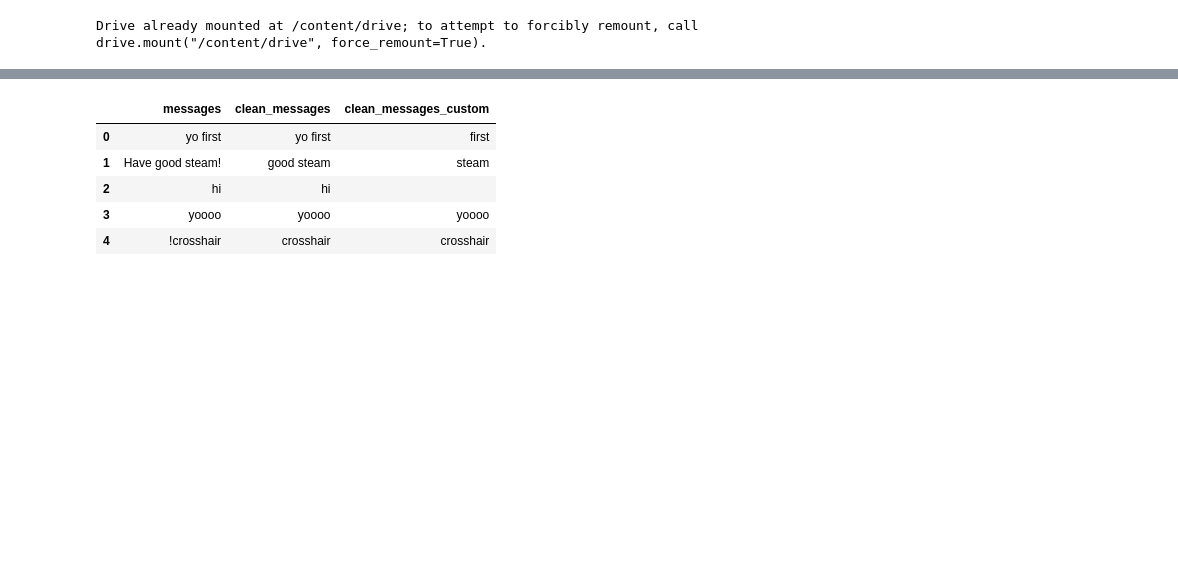
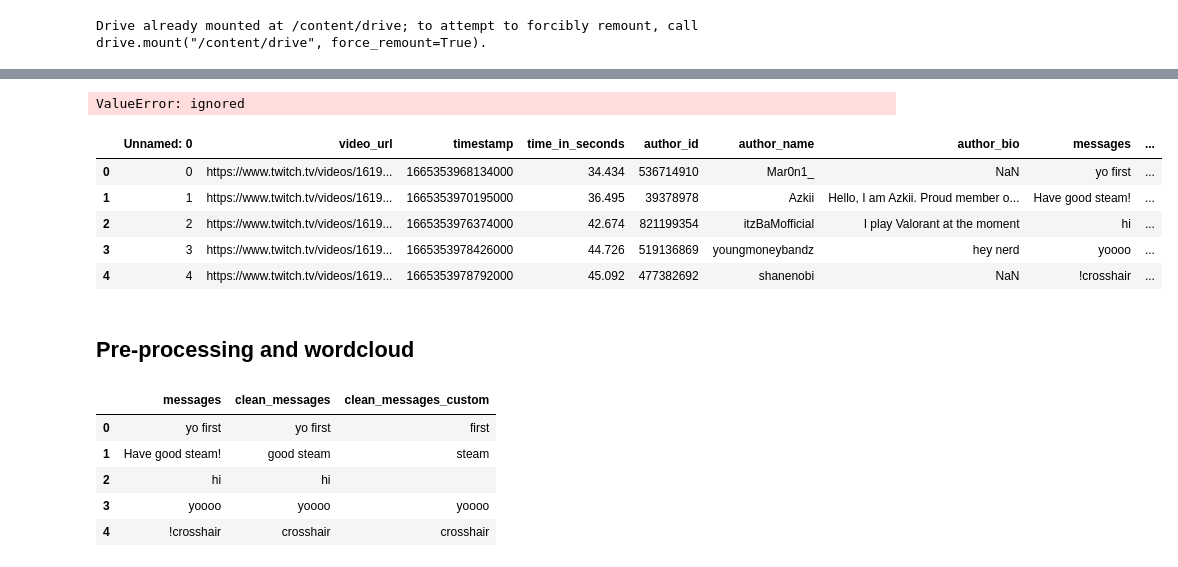
Before and after one commit to pearl-yu/twitch_project, a Jupyter notebook: independent_variable_chat_exploration.ipynb, the cells around one changed output, grey strips where cells are left out. Cells and saved outputs as stored; diff of their text form; code cells hidden in the pictures; blank space fills up the shorter version.

Commit message:
Added basic features.

```diff
--- a/independent_variable_chat_exploration.ipynb
+++ b/independent_variable_chat_exploration.ipynb
@@ -53,0 +57,7 @@ Name: messages, dtype: float64
+# %%
+# basic chat feature: number of messages per minute
+# add a new column
+chat_df['time_in_minutes'] = chat_df['time_in_seconds'] // 60 # floor division
+temp = chat_df.groupby(['video_url','time_in_minutes'])['messages'].count().reset_index()
+
+chat_features_df['num_messages_per_min'] = temp.groupby('video_url')['messages'].mean().values
@@ -53,0 +123,23 @@ Name: messages, dtype: float64
+# %%
+# This is stupid, but somehow my while loop and append gives me memory error
+with open ('sentiments1', 'rb') as fp:
+      sentiment1 = pickle.load(fp)
+
+with open ('sentiments2', 'rb') as fp:
+      sentiment2 = pickle.load(fp)
+
+with open ('sentiments3', 'rb') as fp:
+      sentiment3 = pickle.load(fp)
+
+with open ('sentiments4', 'rb') as fp:
+      sentiment4 = pickle.load(fp)
+
+with open ('sentiments5', 'rb') as fp:
+      sentiment5 = pickle.load(fp)
+# %%
+sentiment = sentiment1 + sentiment2 + sentiment3 +sentiment4 + sentiment5
+sentiment.append('na')
+
+print(len(chat_df))
+print(len(sentiment))
+sentiment[:5]
@@ -53,0 +154,5 @@ Name: messages, dtype: float64
+# %%
+chat_df['sentiment'] = sentiment
+chat_df[['sentiment_label','sentiment_score']] = chat_df['sentiment'].apply(pd.Series)
+# %% [output]
+ValueError: ignored
@@ -53,0 +173,11 @@ Name: messages, dtype: float64
+# %%
+chat_df.head()
+# %% [output]
+|  | Unnamed: 0 | video_url | timestamp | time_in_seconds | author_id | author_name | author_bio | messages | ... |
+| 0 | 0 | https://www.twitch.tv/videos/1619... | 1665353968134000 | 34.434 | 536714910 | Mar0n1_ | NaN | yo first | ... |
+| 1 | 1 | https://www.twitch.tv/videos/1619... | 1665353970195000 | 36.495 | 39378978 | Azkii | Hello, I am Azkii. Proud member o... | Have good steam! | ... |
+| 2 | 2 | https://www.twitch.tv/videos/1619... | 1665353976374000 | 42.674 | 821199354 | itzBaMofficial | I play Valorant at the moment | hi | ... |
+| 3 | 3 | https://www.twitch.tv/videos/1619... | 1665353978426000 | 44.726 | 519136869 | youngmoneybandz | hey nerd | yoooo | ... |
+| 4 | 4 | https://www.twitch.tv/videos/1619... | 1665353978792000 | 45.092 | 477382692 | shanenobi | NaN | !crosshair | ... |
+# %% [markdown]
+## Pre-processing and wordcloud
```
Also changed, not shown: parts of 22 cells of this notebook.
